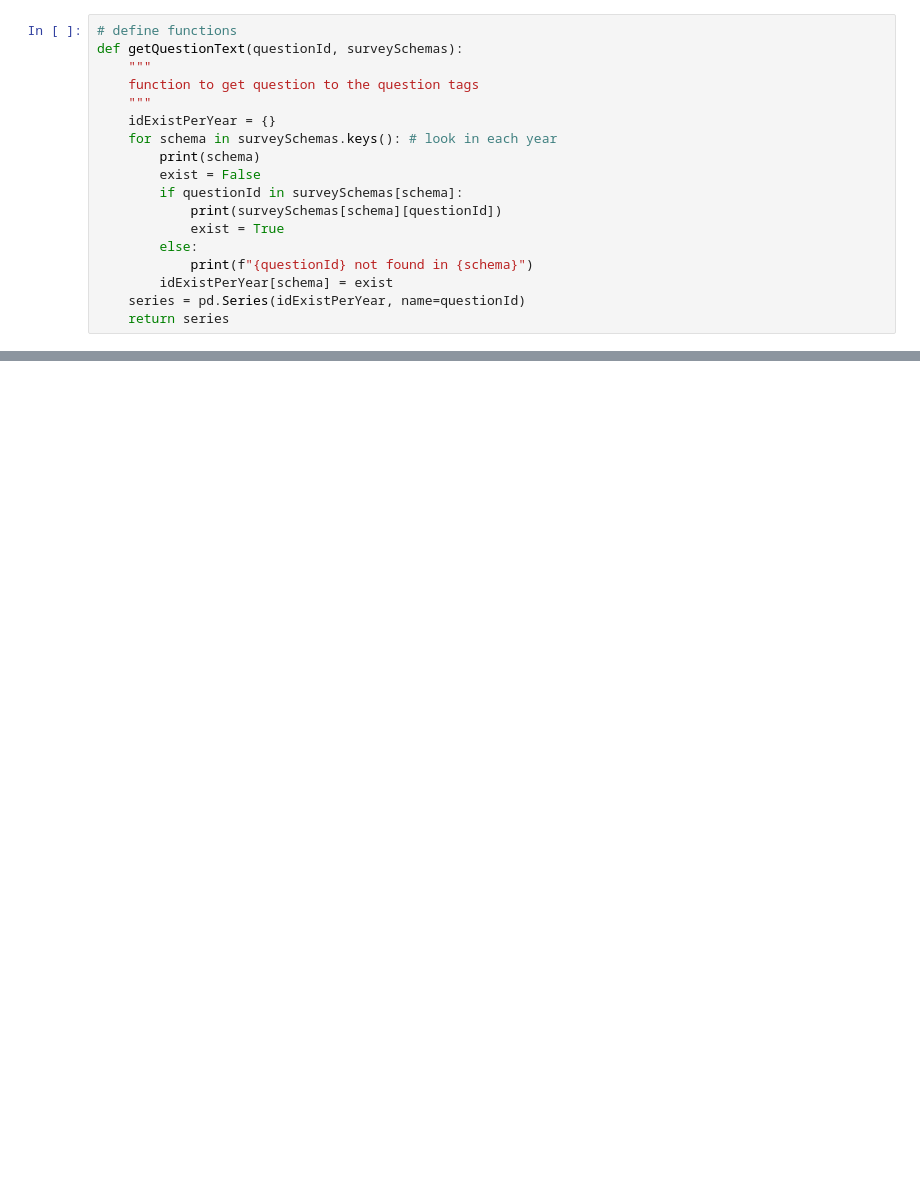
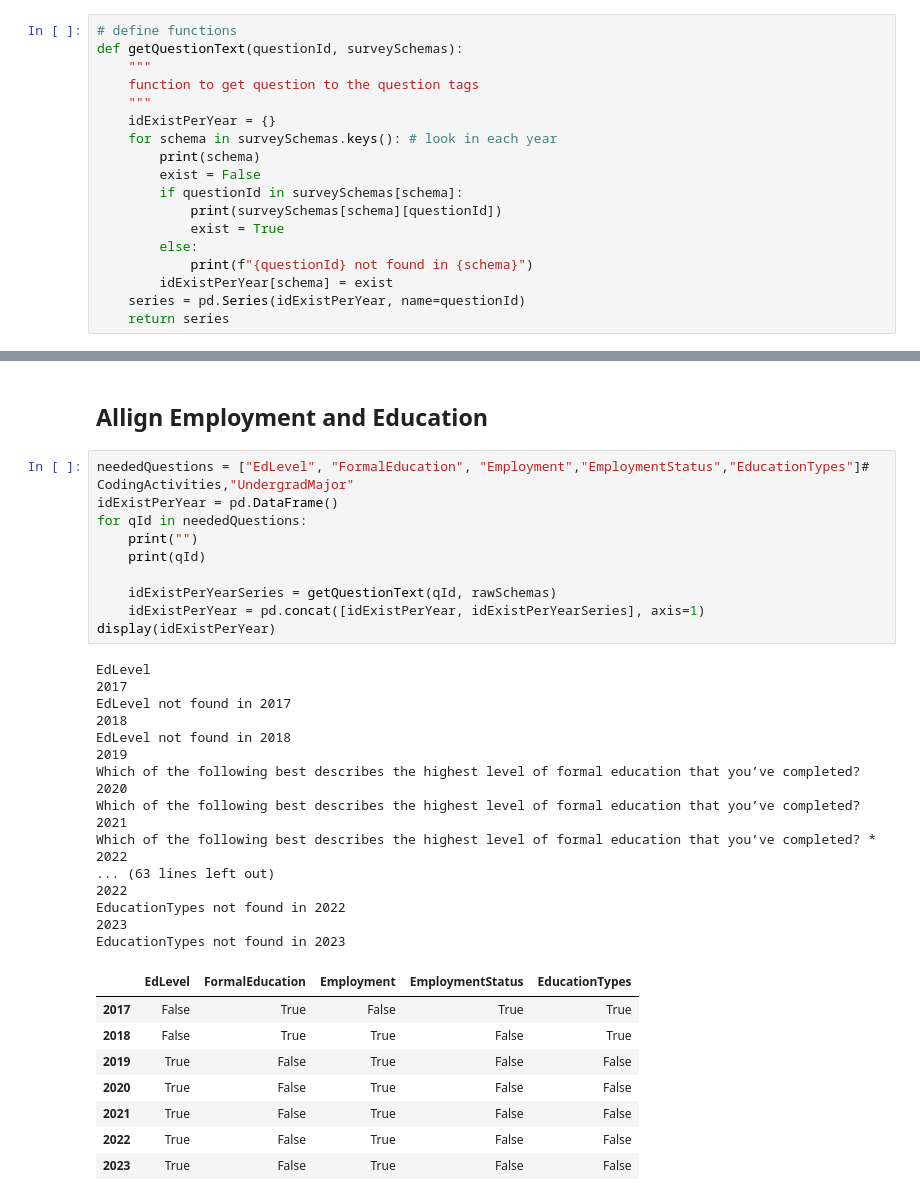
Before and after one commit to ninaschelter/Udacity-Projekt1, a Jupyter notebook: gender_analysis.ipynb, the cells around one changed output, grey strips where cells are left out. Saved outputs shown, nothing was run; the diff lists cells and outputs as text; blank space fills up the shorter version.

```diff
--- a/gender_analysis.ipynb
+++ b/gender_analysis.ipynb
@@ -279,0 +184,38 @@ fig.show()
+# %% [markdown]
+## Allign Employment and Education
+# %%
+neededQuestions = ["EdLevel", "FormalEducation", "Employment","EmploymentStatus","EducationTypes"]# CodingActivities,"UndergradMajor"
+idExistPerYear = pd.DataFrame()
+for qId in neededQuestions:
+    print("")
+    print(qId)
+
+    idExistPerYearSeries = getQuestionText(qId, rawSchemas)
+    idExistPerYear = pd.concat([idExistPerYear, idExistPerYearSeries], axis=1)
+display(idExistPerYear)
+# %% [output]
+EdLevel
+2017
+EdLevel not found in 2017
+2018
+EdLevel not found in 2018
+2019
+Which of the following best describes the highest level of formal education that you’ve completed?
+2020
+Which of the following best describes the highest level of formal education that you’ve completed?
+2021
+Which of the following best describes the highest level of formal education that you’ve completed? *
+2022
+... (63 lines left out)
+2022
+EducationTypes not found in 2022
+2023
+EducationTypes not found in 2023
+|  | EdLevel | FormalEducation | Employment | EmploymentStatus | EducationTypes |
+| 2017 | False | True | False | True | True |
+| 2018 | False | True | True | False | True |
+| 2019 | True | False | True | False | False |
+| 2020 | True | False | True | False | False |
+| 2021 | True | False | True | False | False |
+| 2022 | True | False | True | False | False |
+| 2023 | True | False | True | False | False |
```
Also changed, not shown: parts of 44 cells of this notebook, 2 other files.
